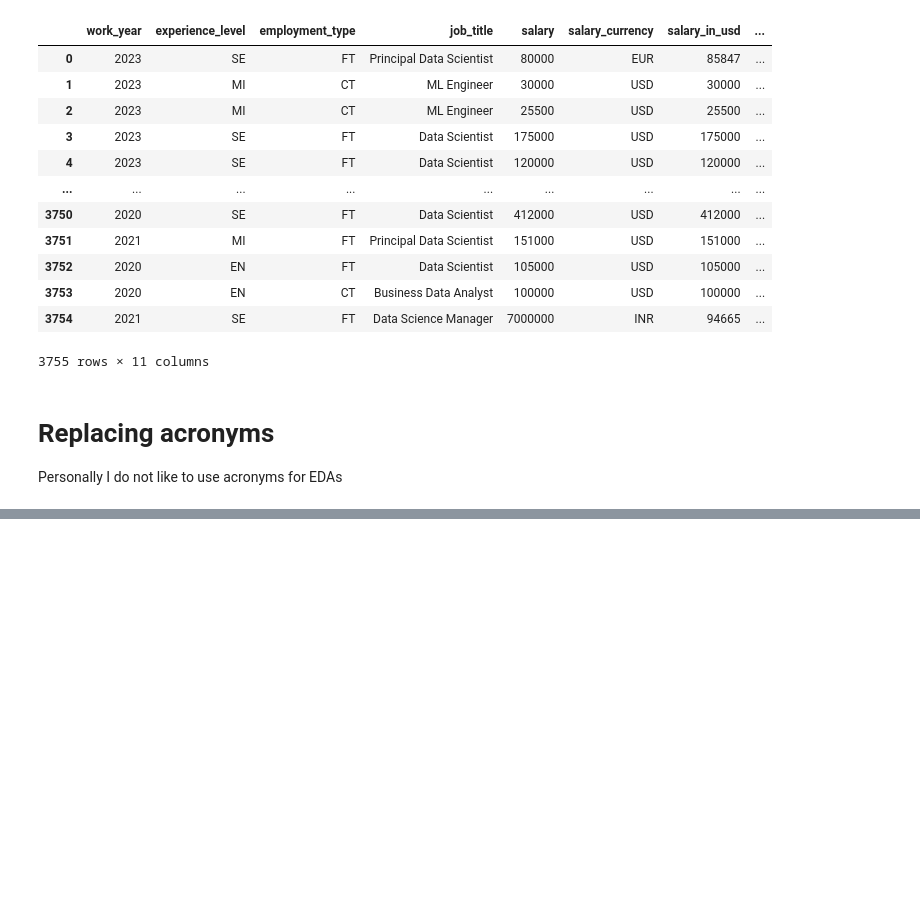
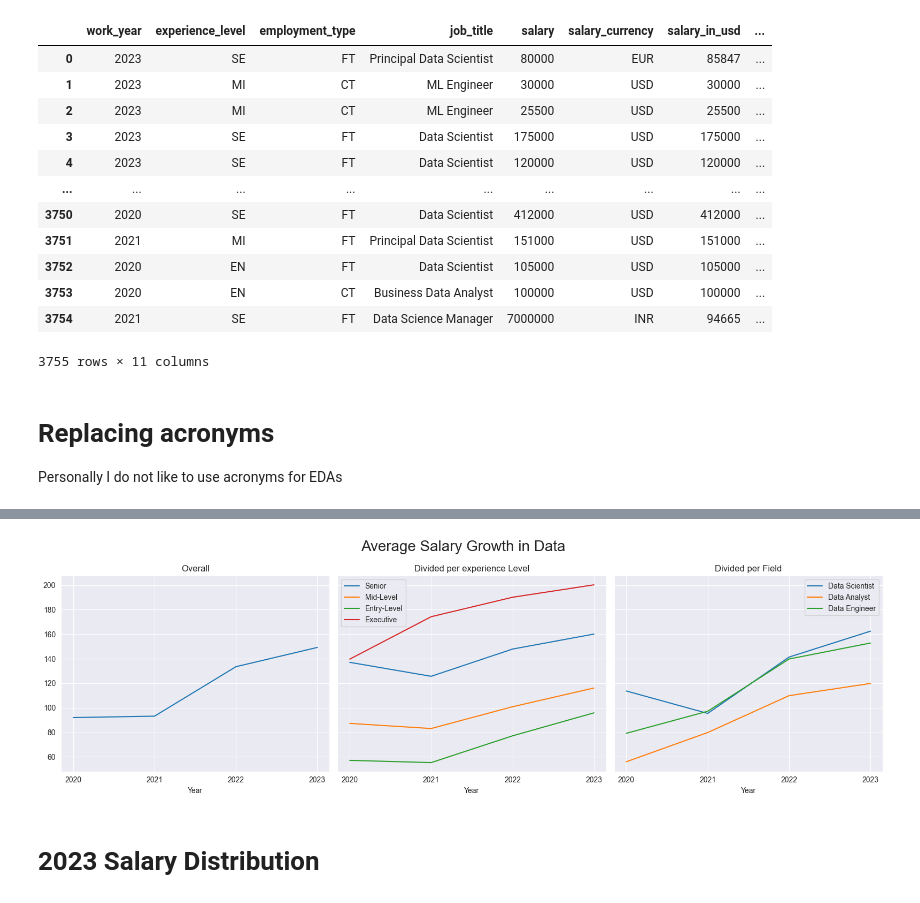
Before and after one commit to LucasGalanti/kaggle_data_science_salaries, a Jupyter notebook: ds_salaries.ipynb, the cells around one changed output, grey strips where cells are left out. Drawn from its saved outputs; the diff is of its cells as text; code cells hidden in the pictures; blank space fills up the shorter version.

```diff
--- a/ds_salaries.ipynb
+++ b/ds_salaries.ipynb
@@ -105,0 +213,57 @@ salaries
+# %%
+sns.set_style('darkgrid')
+
+fig, axes = plt.subplots(1,3, figsize = (16,5), sharey = True)
+fig.suptitle('Average Salary Growth in Data', fontsize = 20)
+
+
+sns.lineplot(
+    ax=axes[0],
+    data = salaries,
+    x = "work_year",
+    y = 'salary_in_kusd',
+    estimator = 'mean',
+    errorbar = None
+)
+axes[0].set_xticks(counts_exp['work_year'].unique())
+axes[0].set_xlabel('Year')
+axes[0].set_ylabel('')
+axes[0].set_title('Overall')
+
+sns.lineplot(
+    ax=axes[1],
+    data = salaries,
+    x = "work_year",
+    y = 'salary_in_kusd',
+    hue = 'experience_level',
+    estimator = 'mean',
+    errorbar = None
+)
+axes[1].set_xticks(counts_exp['work_year'].unique())
+axes[1].set_xlabel('Year')
+axes[1].set_ylabel('')
+axes[1].set_title('Divided per experience Level')
+axes[1].legend(title='')
+
+sns.lineplot(
+    ax=axes[2],
+    data = salaries,
+    x = "work_year",
+    y = 'salary_in_kusd',
+    hue = 'field',
+    estimator = 'mean',
+    errorbar = None
+)
+axes[2].set_xticks(counts_field['work_year'].unique())
+axes[2].set_xlabel('Year')
+axes[2].set_ylabel('')
+axes[2].set_title('Divided per Field')
+axes[2].legend(title='')
+
+
+plt.tight_layout()
+plt.show()
+# %% [output]
+[figure, added]
+# %% [markdown]
+# 2023 Salary Distribution
```
Also changed, not shown: parts of 13 cells of this notebook.
